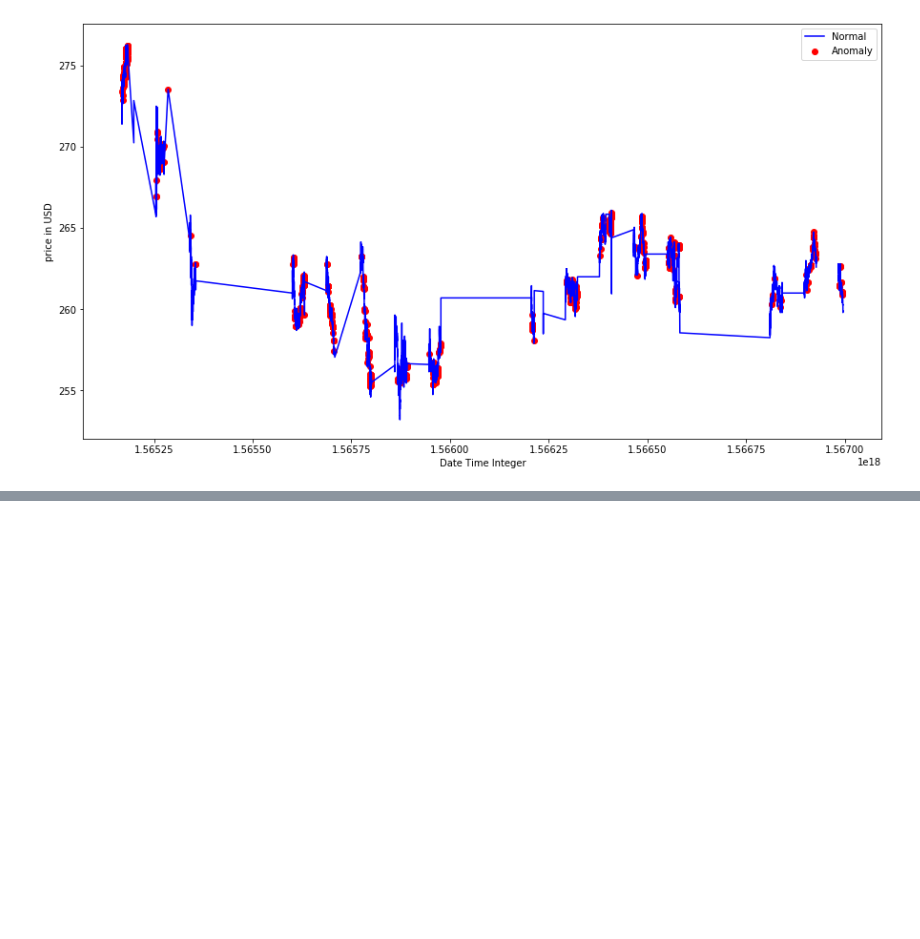
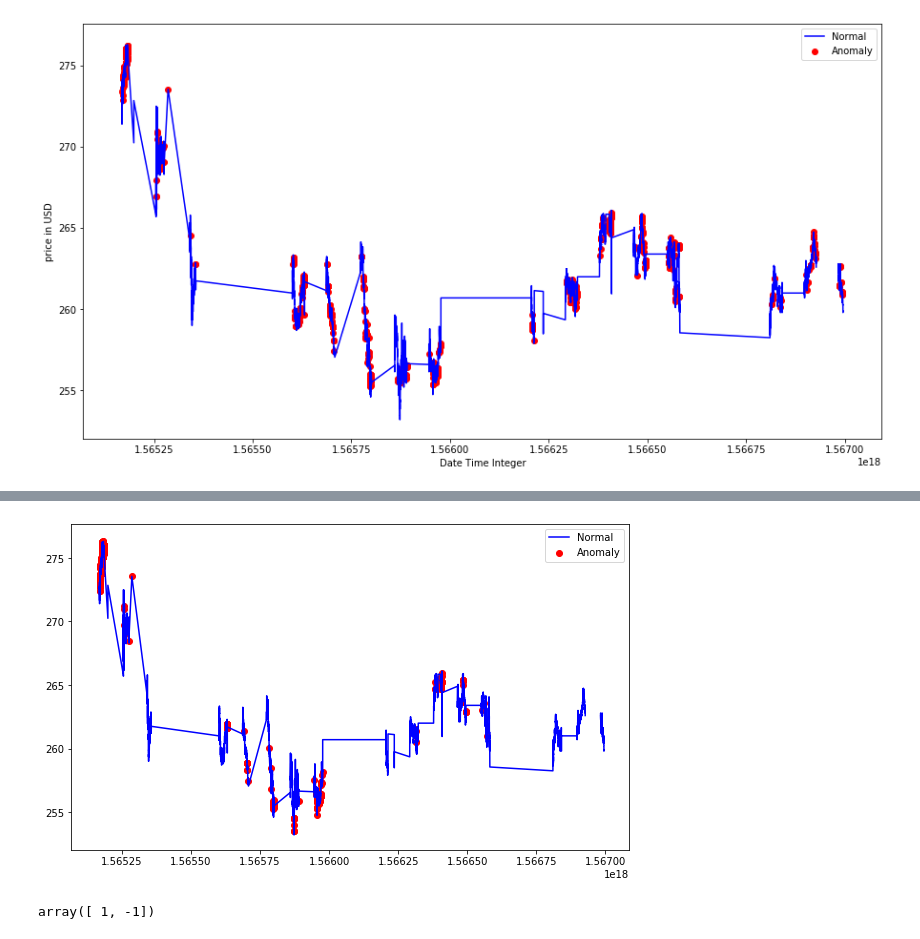
Before and after one commit to geewynn/Machine-Learning-Project, a Jupyter notebook: Pectan/cluster.ipynb, the cells around one changed output, grey strips where cells are left out. Saved outputs shown, nothing was run; the diff lists cells and outputs as text; code cells hidden in the pictures; blank space fills up the shorter version.

```diff
--- a/Pectan/cluster.ipynb
+++ b/Pectan/cluster.ipynb
@@ -280,0 +306,24 @@ plt.show();
+# %%
+scaler = StandardScaler()
+isolate_forest_scaled = scaler.fit_transform(isolate_forest)
+
+isolate_forest_df = pd.DataFrame(isolate_forest_scaled)
+
+model = IsolationForest(contamination=outliers_fraction)
+model.fit(isolate_forest_df)
+
+new_data['anomaly2'] = pd.Series(model.predict(isolate_forest_df))
+# %%
+fig, ax = plt.subplots(figsize=(10, 6))
+
+a = new_data.loc[new_data['anomaly2'] == -1, ['datetime_int', 'price']]
+ax.plot(new_data['datetime_int'], new_data['price'], color='blue', label = 'Normal')
+ax.scatter(a['datetime_int'], a['price'], color='red', label = 'Anomaly')
+plt.legend()
+plt.show()
+# %% [output]
+[figure, added]
+# %%
+new_data['anomaly2'].unique()
+# %% [output]
+array([ 1, -1])
```
Also changed, not shown: parts of 11 cells of this notebook.
